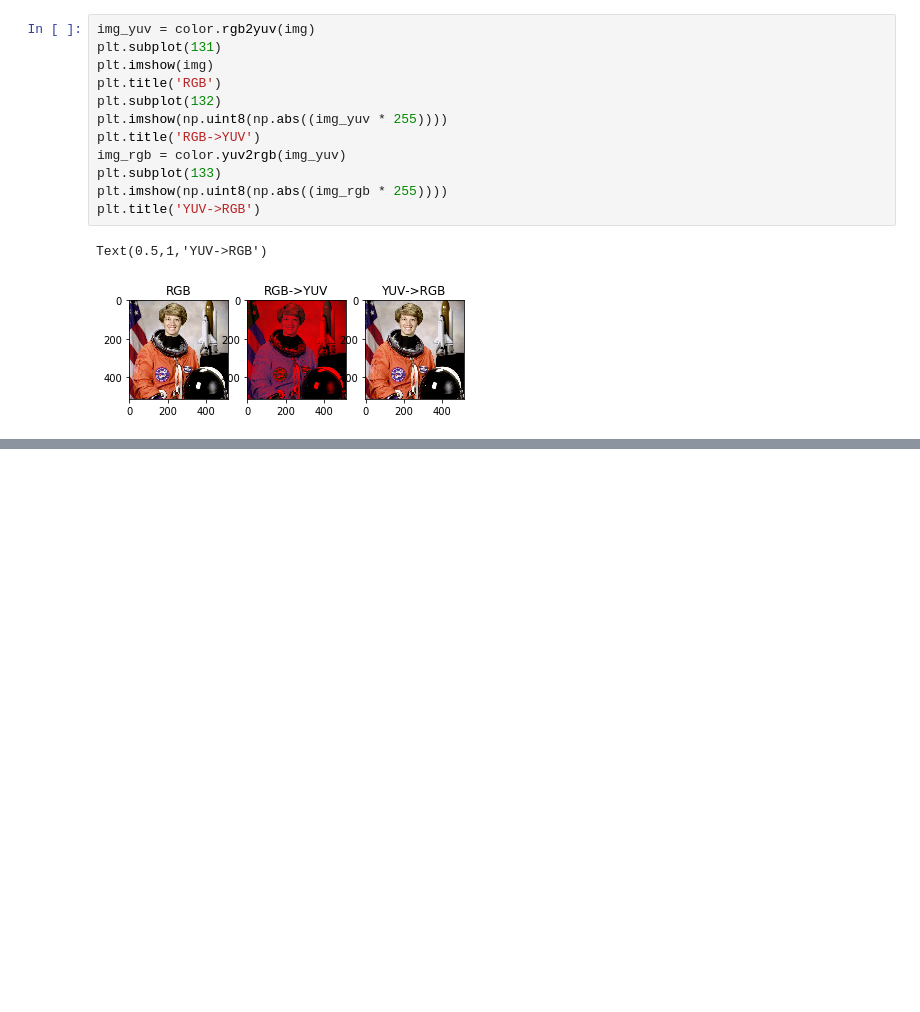
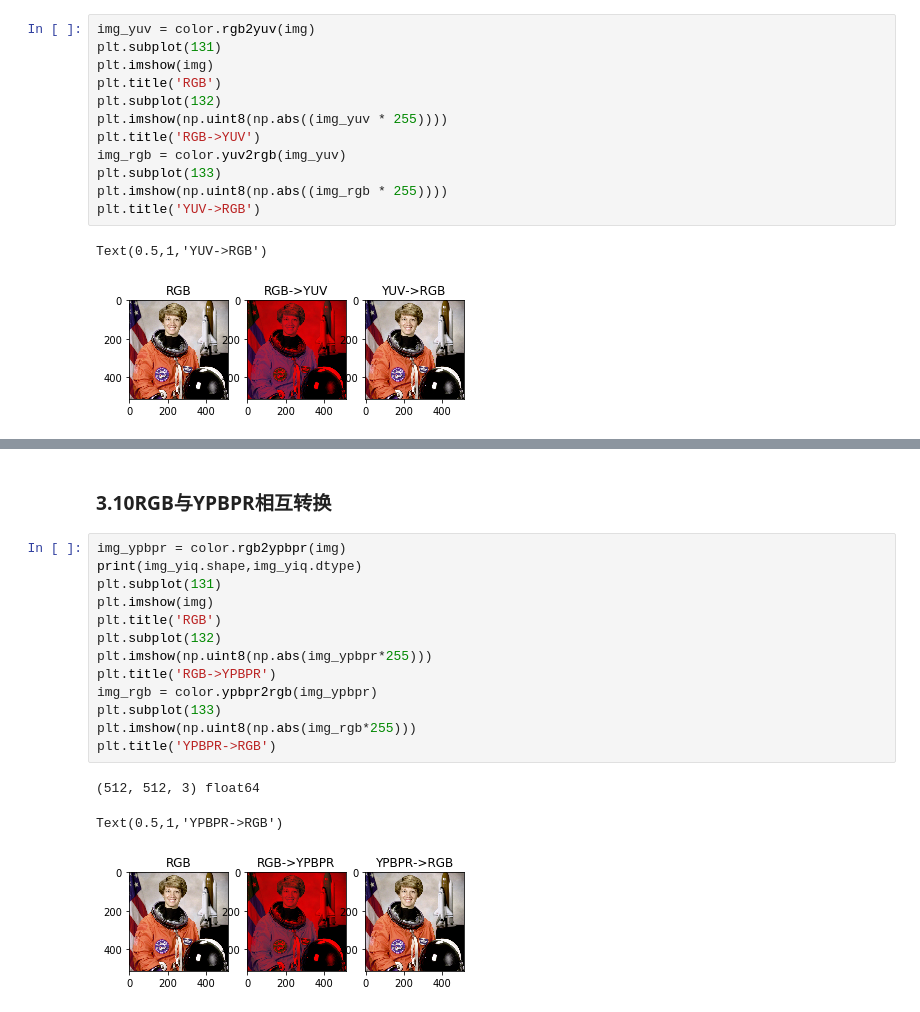
Before and after one commit to juxiangwu/image-processing, a Jupyter notebook: skimage-learning/1.1scikit-image API-Color.ipynb, the cells around one changed output, grey strips where cells are left out. Cells and saved outputs as stored; diff of their text form; blank space fills up the shorter version.

```diff
--- a/skimage-learning/1.1scikit-image API-Color.ipynb
+++ b/skimage-learning/1.1scikit-image API-Color.ipynb
@@ -209,0 +230,19 @@ Text(0.5,1,'YUV->RGB')
+# %% [markdown]
+### 3.10RGB与YPBPR相互转换
+# %%
+img_ypbpr = color.rgb2ypbpr(img)
+print(img_yiq.shape,img_yiq.dtype)
+plt.subplot(131)
+plt.imshow(img)
+plt.title('RGB')
+plt.subplot(132)
+plt.imshow(np.uint8(np.abs(img_ypbpr*255)))
+plt.title('RGB->YPBPR')
+img_rgb = color.ypbpr2rgb(img_ypbpr)
+plt.subplot(133)
+plt.imshow(np.uint8(np.abs(img_rgb*255)))
+plt.title('YPBPR->RGB')
+# %% [output]
+(512, 512, 3) float64
+Text(0.5,1,'YPBPR->RGB')
+[figure, added]
```
Also changed, not shown: parts of 7 cells of this notebook.
